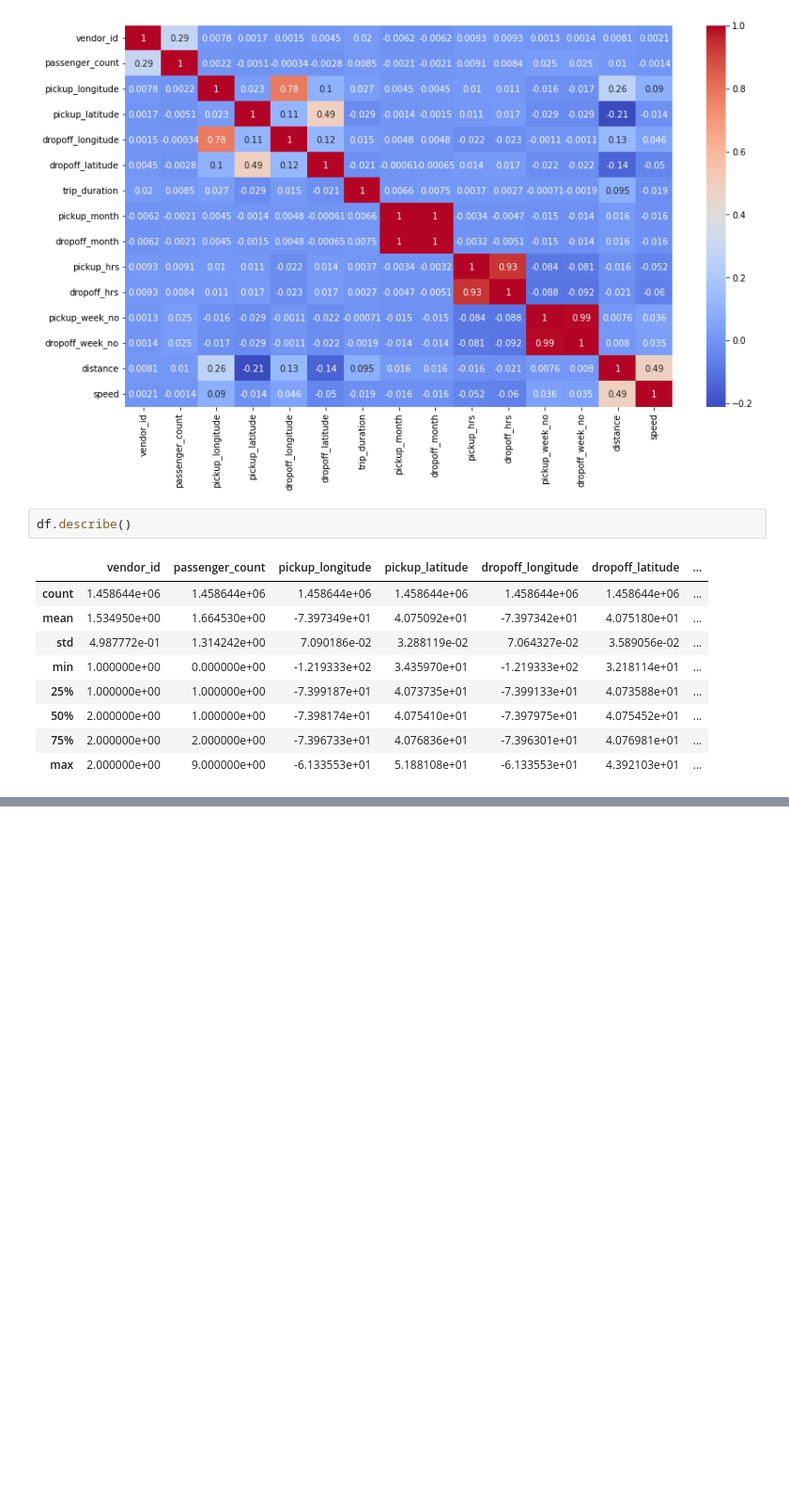
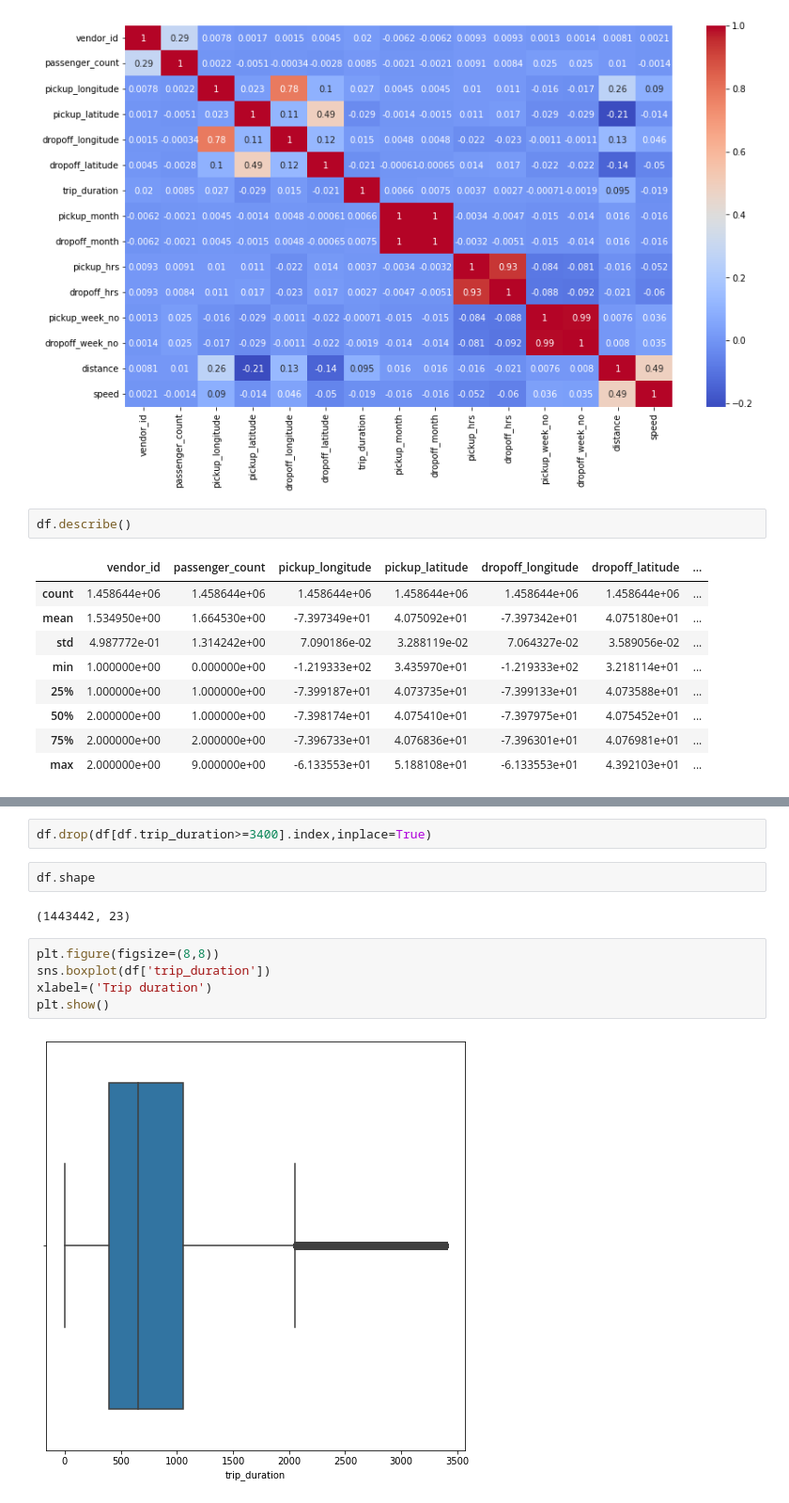
Before and after one commit to Arun1374/NYC-Taxi-Trip-Time-Prediction---Capstone-Project, a Jupyter notebook: NYC_Taxi_Trip_Time_Prediction_Capstone_Project.ipynb, the cells around one changed output, grey strips where cells are left out. Shown at 94% size. Drawn from its saved outputs; the diff is of its cells as text; blank space fills up the shorter version.

```diff
--- a/NYC_Taxi_Trip_Time_Prediction_Capstone_Project.ipynb
+++ b/NYC_Taxi_Trip_Time_Prediction_Capstone_Project.ipynb
@@ -371,0 +429,13 @@ df.describe()
+# %%
+df.drop(df[df.trip_duration>=3400].index,inplace=True)
+# %%
+df.shape
+# %% [output]
+(1443442, 23)
+# %%
+plt.figure(figsize=(8,8))
+sns.boxplot(df['trip_duration'])
+xlabel=('Trip duration')
+plt.show()
+# %% [output]
+[figure, added]
```
Also changed, not shown: parts of 32 cells of this notebook.
